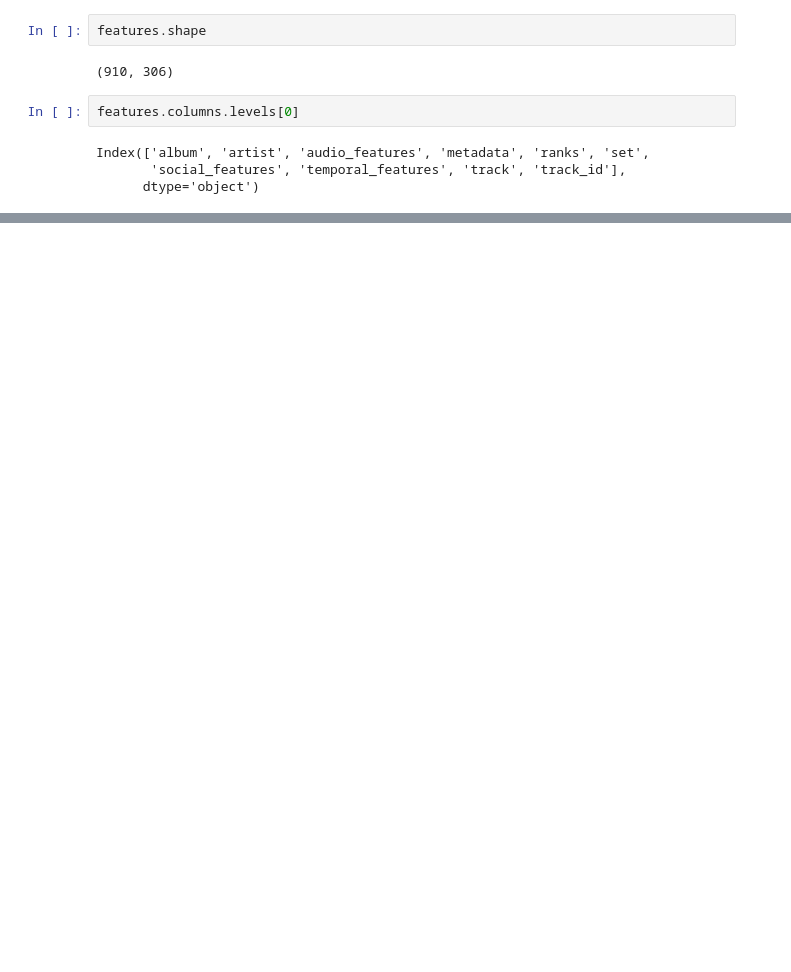
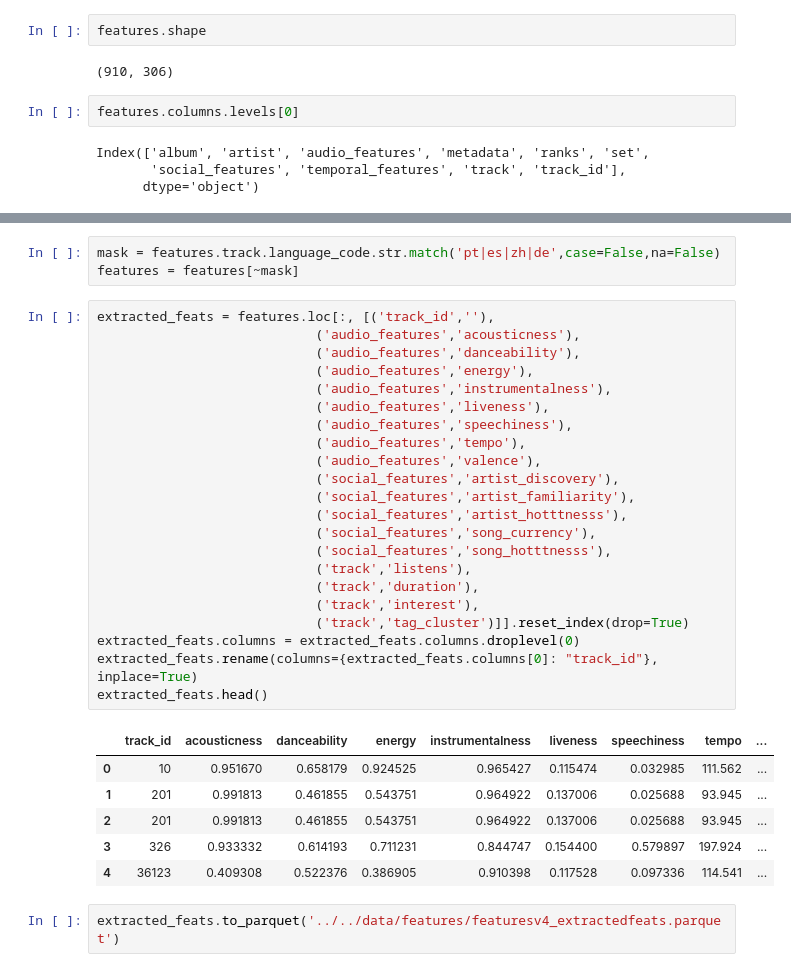
Before and after one commit to cayasryan/AI-201-Final-Project, a Jupyter notebook: data-preparation/feature-extraction/extract_music_feats.ipynb, the cells around one changed output, grey strips where cells are left out. Cells and saved outputs as stored; diff of their text form; blank space fills up the shorter version.

```diff
--- a/data-preparation/feature-extraction/extract_music_feats.ipynb
+++ b/data-preparation/feature-extraction/extract_music_feats.ipynb
@@ -37,0 +97,34 @@ Index(['comments', 'date_created', 'date_released', 'engineer', 'favorites',
+# %%
+mask = features.track.language_code.str.match('pt|es|zh|de',case=False,na=False)
+features = features[~mask]
+# %%
+extracted_feats = features.loc[:, [('track_id',''),
+                            ('audio_features','acousticness'),
+                            ('audio_features','danceability'),
+                            ('audio_features','energy'),
+                            ('audio_features','instrumentalness'),
+                            ('audio_features','liveness'),
+                            ('audio_features','speechiness'),
+                            ('audio_features','tempo'),
+                            ('audio_features','valence'),
+                            ('social_features','artist_discovery'),
+                            ('social_features','artist_familiarity'),
+                            ('social_features','artist_hotttnesss'),
+                            ('social_features','song_currency'),
+                            ('social_features','song_hotttnesss'),
+                            ('track','listens'),
+                            ('track','duration'),
+                            ('track','interest'),
+                            ('track','tag_cluster')]].reset_index(drop=True)
+extracted_feats.columns = extracted_feats.columns.droplevel(0)
+extracted_feats.rename(columns={extracted_feats.columns[0]: "track_id"}, inplace=True)
+extracted_feats.head()
+# %% [output]
+|  | track_id | acousticness | danceability | energy | instrumentalness | liveness | speechiness | tempo | ... |
+| 0 | 10 | 0.951670 | 0.658179 | 0.924525 | 0.965427 | 0.115474 | 0.032985 | 111.562 | ... |
+| 1 | 201 | 0.991813 | 0.461855 | 0.543751 | 0.964922 | 0.137006 | 0.025688 | 93.945 | ... |
+| 2 | 201 | 0.991813 | 0.461855 | 0.543751 | 0.964922 | 0.137006 | 0.025688 | 93.945 | ... |
+| 3 | 326 | 0.933332 | 0.614193 | 0.711231 | 0.844747 | 0.154400 | 0.579897 | 197.924 | ... |
+| 4 | 36123 | 0.409308 | 0.522376 | 0.386905 | 0.910398 | 0.117528 | 0.097336 | 114.541 | ... |
+# %%
+extracted_feats.to_parquet('../../data/features/featuresv4_extractedfeats.parquet')
```
Also changed, not shown: parts of 10 cells of this notebook, 1 other file.
